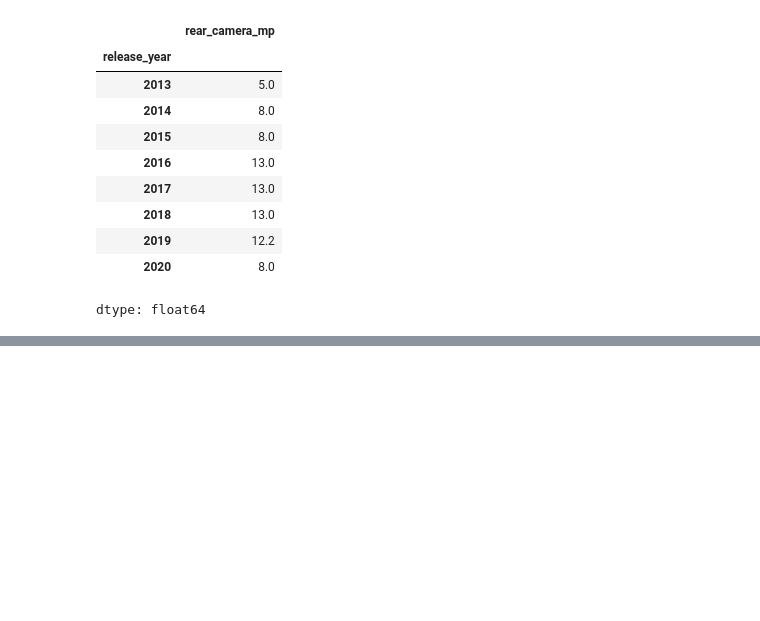
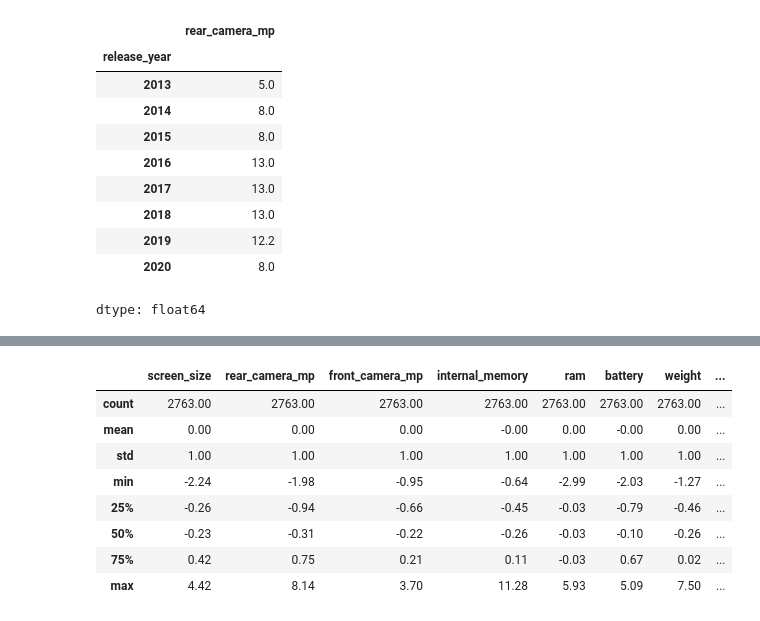
Before and after one commit to hussainmaroof98-oss/used_phone_prize_prediction, a Jupyter notebook: used_phone_price.ipynb, the cells around one changed output, grey strips where cells are left out. Saved outputs shown, nothing was run; the diff lists cells and outputs as text; code cells hidden in the pictures; blank space fills up the shorter version.

```diff
--- a/used_phone_price.ipynb
+++ b/used_phone_price.ipynb
@@ -209,0 +261,11 @@ dtype: float64
+# %%
+cat_cols = ["device_brand", "os", "4g", "5g"]
+
+X_train = pd.get_dummies(X_train, columns=cat_cols, drop_first=True, dtype=int)
+X_test = pd.get_dummies(X_test, columns=cat_cols, drop_first=True, dtype=int)
+
+# make the test columns match the train columns exactly
+X_test = X_test.reindex(columns=X_train.columns, fill_value=0)
+
+print(X_train.shape, X_test.shape)
+X_train.head()
@@ -209,0 +283,26 @@ dtype: float64
+# %%
+from sklearn.preprocessing import StandardScaler
+
+num_cols = ["screen_size", "rear_camera_mp", "front_camera_mp",
+            "internal_memory", "ram", "battery", "weight",
+            "release_year", "days_used", "normalized_new_price"]
+
+# keep unscaled copies, useful later for tree models
+X_train_raw = X_train.copy()
+X_test_raw = X_test.copy()
+
+scaler = StandardScaler()
+X_train[num_cols] = scaler.fit_transform(X_train[num_cols])
+X_test[num_cols] = scaler.transform(X_test[num_cols])
+
+X_train[num_cols].describe().round(2)
+# %% [output]
+|  | screen_size | rear_camera_mp | front_camera_mp | internal_memory | ram | battery | weight | ... |
+| count | 2763.00 | 2763.00 | 2763.00 | 2763.00 | 2763.00 | 2763.00 | 2763.00 | ... |
+| mean | 0.00 | 0.00 | 0.00 | -0.00 | 0.00 | -0.00 | 0.00 | ... |
+| std | 1.00 | 1.00 | 1.00 | 1.00 | 1.00 | 1.00 | 1.00 | ... |
+| min | -2.24 | -1.98 | -0.95 | -0.64 | -2.99 | -2.03 | -1.27 | ... |
+| 25% | -0.26 | -0.94 | -0.66 | -0.45 | -0.03 | -0.79 | -0.46 | ... |
+| 50% | -0.23 | -0.31 | -0.22 | -0.26 | -0.03 | -0.10 | -0.26 | ... |
+| 75% | 0.42 | 0.75 | 0.21 | 0.11 | -0.03 | 0.67 | 0.02 | ... |
+| max | 4.42 | 8.14 | 3.70 | 11.28 | 5.93 | 5.09 | 7.50 | ... |
```
Also changed, not shown: parts of 16 cells of this notebook.
